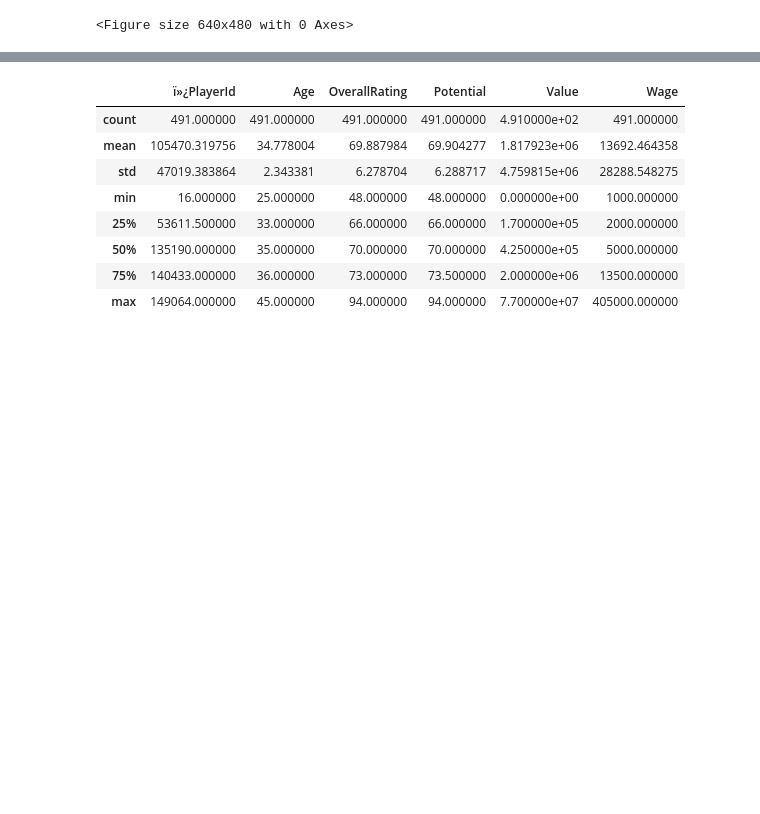
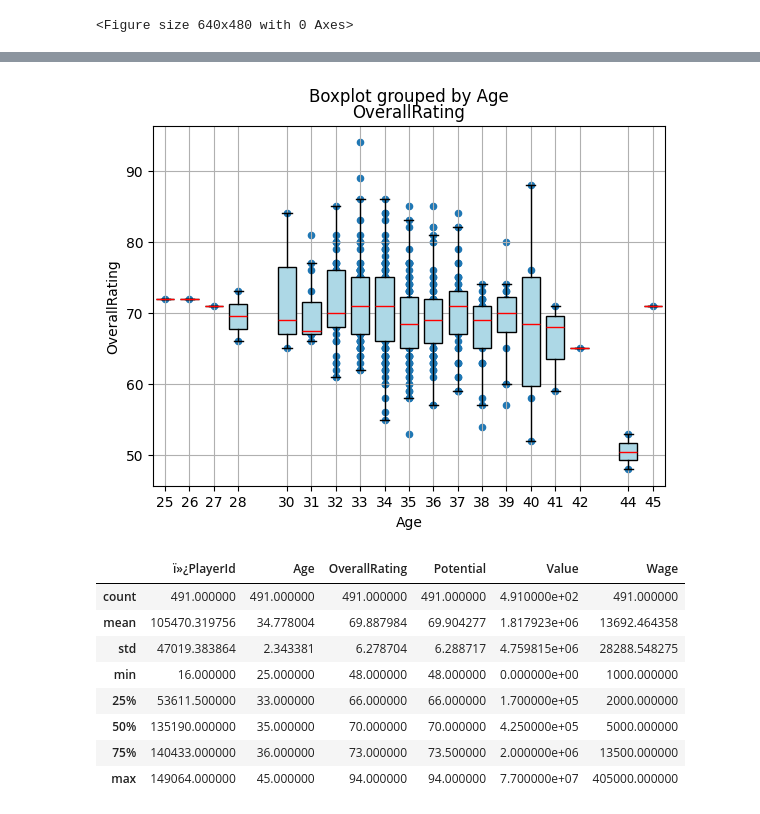
Before and after one commit to OCE1984/MScDataAnaltyicsPrinciples, a Jupyter notebook: DAP_W3.ipynb, the cells around one changed output, grey strips where cells are left out. Drawn from its saved outputs; the diff is of its cells as text; code cells hidden in the pictures; blank space fills up the shorter version.

```diff
--- a/DAP_W3.ipynb
+++ b/DAP_W3.ipynb
@@ -58,3 +97,23 @@ df.head()
+# %%
+from matplotlib import pyplot as plt
+
+# Create the scatter plot
+ax = df.plot(kind='scatter', x='Age', y='OverallRating')
+plt.gca()
+
+# Overlay box plots, sorting 'Age' values for positions
+# Get unique ages and sort them
+positions = sorted(df['Age'].unique())
+df.boxplot(column='OverallRating', by='Age', ax=ax, positions=positions,
+           patch_artist=True, showfliers=False, widths=0.75,
+           boxprops=dict(facecolor='lightblue', color='black'),
+           whiskerprops=dict(color='black'),
+           capprops=dict(color='black'),
+           medianprops=dict(color='red'))
+
+plt.show()
+# %% [output]
+[figure, added]
 # %%
 df.describe()
 # %% [output]
```
Also changed, not shown: parts of 3 cells of this notebook.
